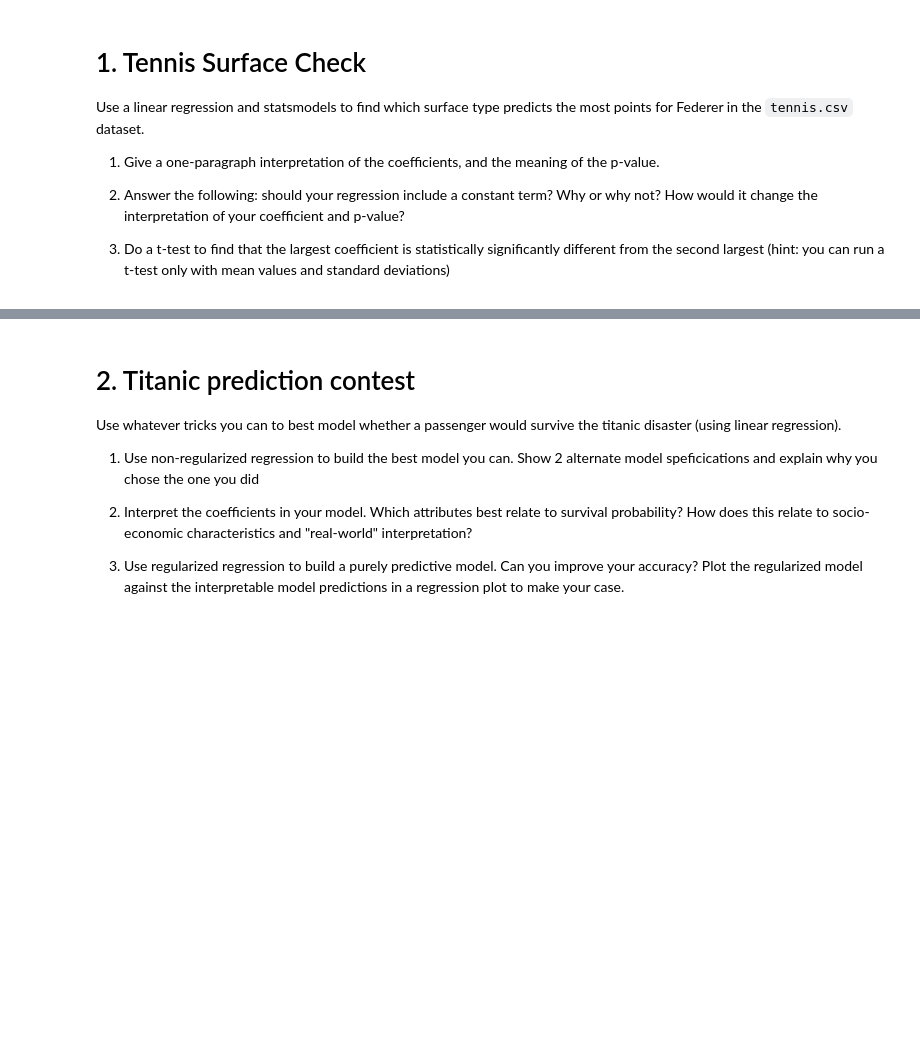
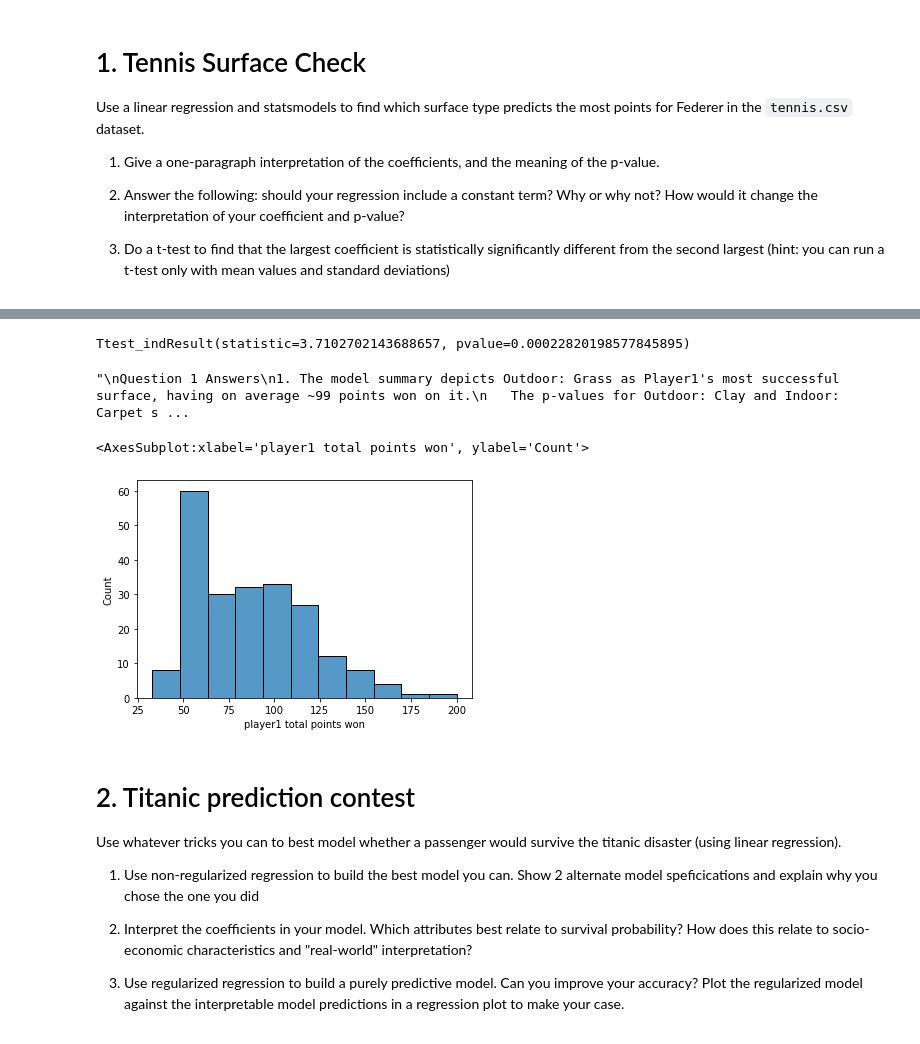
Before and after one commit to cb-ds-1/m3-3-engineering-regression, a Jupyter notebook: workshop.ipynb, the cells around one changed output, grey strips where cells are left out. Cells and saved outputs as stored; diff of their text form; code cells hidden in the pictures; blank space fills up the shorter version.

```diff
--- a/workshop.ipynb
+++ b/workshop.ipynb
@@ -8,3 +8,39 @@ Use a linear regression and statsmodels to find which surface type predicts the
 2. Answer the following: should your regression include a constant term? Why or why not? How would it change the interpretation of your coefficient and p-value?
 
 3. Do a t-test to find that the largest coefficient is statistically significantly different from the second largest (hint: you can run a t-test only with mean values and standard deviations)
+# %%
+import matplotlib.pyplot as plt
+from scipy import stats as st
+import pandas as pd
+import numpy as np
+import seaborn as sns
+import statsmodels.api as sm
+from sklearn.preprocessing import PolynomialFeatures
+
+data_url = 'data/tennis.csv'
+dataframe = pd.read_csv(data_url)
+df = dataframe
+df = df.dropna()
+cols = ['player1 total points won','surface']
+df = df[cols]
+
+srf_list = df['surface'].unique()
+for surf in srf_list:
+    df[surf] = df['surface'] == surf
+    df[surf] = df[surf].astype(int)
+# drop outdoor hard for rank, as it's the most common
+# and in dropping, will be treated as 'default'
+df = df.drop('Outdoor: Hard', 1)
+
+Y = df[['player1 total points won']]
+X = df.drop(['player1 total points won','surface'], 1)
+# X = df[srf_list[4]]
+X = sm.add_constant(X)
+
+mod = sm.OLS(Y, X).fit(cov_type='HC2')
+print(df['surface'].value_counts())
+for e in srf_list:
+    print(e)
+    print(df.loc[df['surface'] == e]['player1 total points won'].mean())
+mod.summary()
+# sm.graphics.plot_fit(mod, 1, vlines=False)
@@ -11,3 +86,32 @@ Use a linear regression and statsmodels to find which surface type predicts the
+# %%
+a = df.loc[df['surface'] == 'Outdoor: Grass']['player1 total points won']
+b = df.loc[df['surface'] == 'Outdoor: Hard']['player1 total points won']
+
+st.ttest_ind(a,b)
+# %% [output]
+Ttest_indResult(statistic=3.7102702143688657, pvalue=0.00022820198577845895)
+# %%
+"""
+Question 1 Answers
+1. The model summary depicts Outdoor: Grass as Player1's most successful surface, having on average ~99 points won on it.
+   The p-values for Outdoor: Clay and Indoor: Carpet suggest statistical insignificance. I attribute the pval of
+   Indoor: Carpet to the relatively small sample size. However for Outdoor: Clay I'm less certain, looking at a hist
+   of point totals on Outdoor: Clay shows that clay is likely one of his least effective surfaces. Perhaps this is
+   related to the pval of Outdoor: Clay being so high.
+
+2. The constant is necessary particularly in this model as it functions as the placeholder for 'Outdoor: Hard' which
+   is dropped during cleanup for the sake of matrix rank.
+
+3. See above.
+
+"""
+# %% [output]
+"\nQuestion 1 Answers\n1. The model summary depicts Outdoor: Grass as Player1's most successful surface, having on average ~99 points won on it.\n   The p-values for Outdoor: Clay and Indoor: Carpet s ...
+# %%
+sns.histplot(data=df.loc[df['surface']=='Outdoor: Clay'], x=df.loc[df['surface']=='Outdoor: Clay']['player1 total points won'])
+# %% [output]
+<AxesSubplot:xlabel='player1 total points won', ylabel='Count'>
+[figure, added]
 # %% [markdown]
 # 2. Titanic prediction contest
 
```
Also changed, not shown: parts of 12 cells of this notebook.
